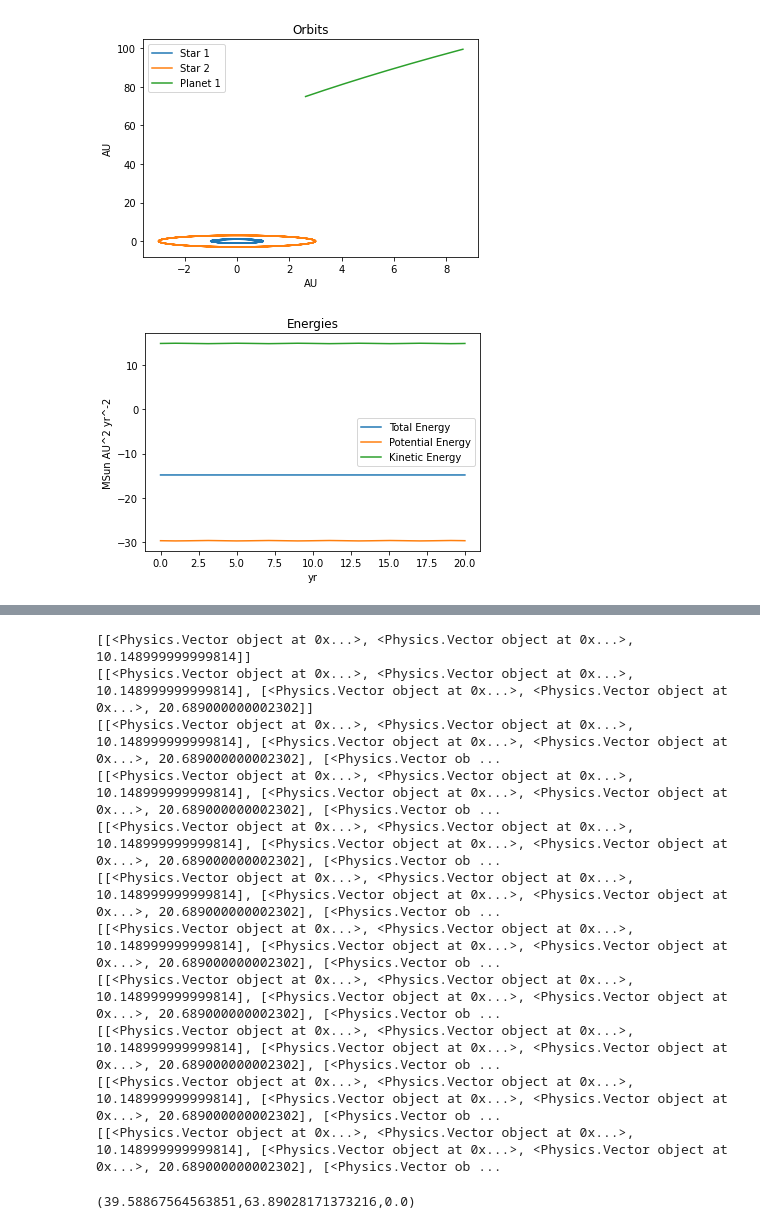
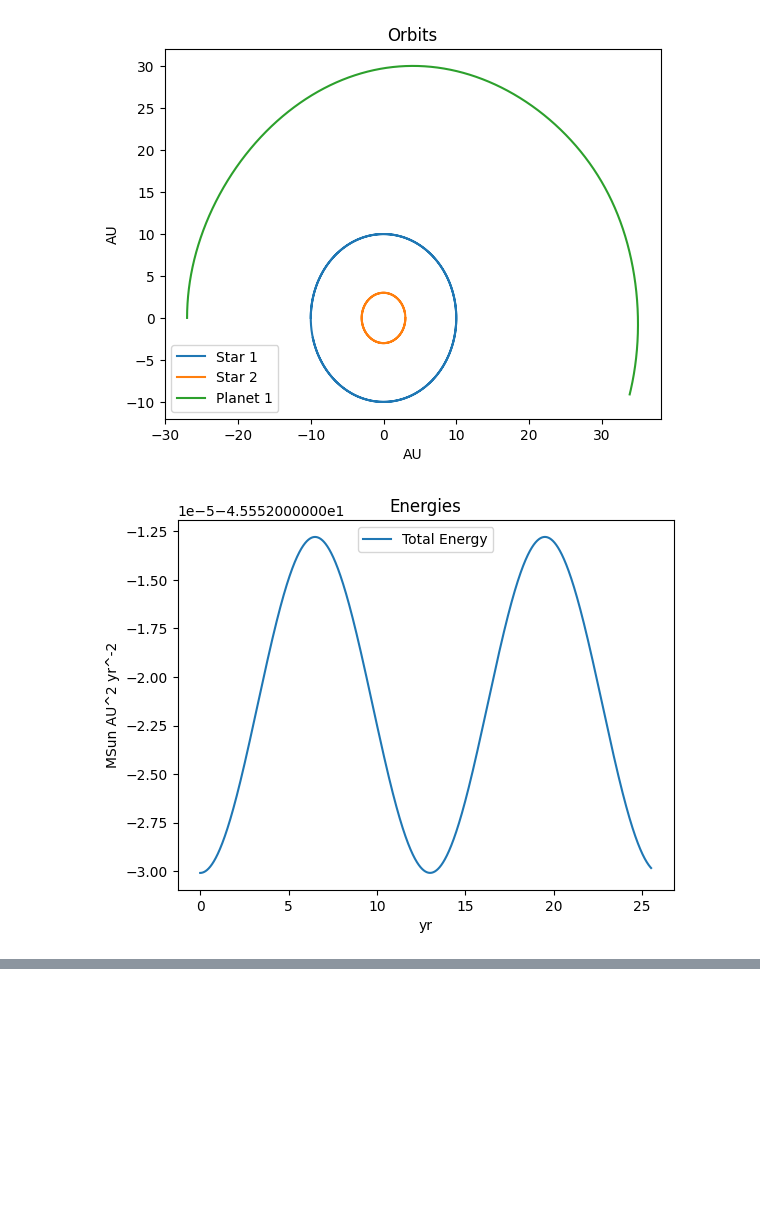
Before and after one commit to syzygy186/Orbits, a Jupyter notebook: BKFP3.ipynb, the cells around one changed output, grey strips where cells are left out. Cells and saved outputs as stored; diff of their text form; code cells hidden in the pictures; blank space fills up the shorter version.

```diff
--- a/BKFP3.ipynb
+++ b/BKFP3.ipynb
@@ -1,16 +1,16 @@
 # %%
 from Physics import *
 
-Star1   = Particle("Star 1"  ,3.0, Vector(-3,0,0),  Vector(0,2.0*np.pi,0),Vector(0,0,0))
-Star2   = Particle("Star 2"  ,1.0, Vector(1.0,0,0), Vector(0,0,0),      Vector(0,0,0))
-Planet1 = Particle("Planet 1",1e-6, r0, v0,     Vector(0,0,0))
-Planet2 = Particle("Planet 2",1e-6,Vector(8.,0,0),  Vector(0,7.5,0),    Vector(0,0,0))
+Star1   = Particle("Star 1"  ,3.0,  Vector(-3.,0,0),  Vector(0,2*np.pi,0))
+Star2   = Particle("Star 2"  ,10.0, Vector(10.,0,0),  Vector(0,0,0))
+Planet1 = Particle("Planet 1",1e-6, Vector(-20.,0,0), Vector(0,6,0))
+Planet2 = Particle("Planet 2",1e-6, Vector(20.,0,0),  Vector(0,20,0))
 
 Sim = Simulator([Star1,Star2,Planet1])
 Sim.GoToCM()
 #Sim.GoToSynodic()
-Sim.Simulate(20,10000)
+Sim.Simulate(25.5,20000)
 Sim.GeneratePlots()
 # %% [output]
-[figure, old version]
+[figure, new version]
-[figure, old version]
+[figure, new version]
@@ -49,26 +51,13 @@ for rx in range(steps):
                     t += dt
                     QSim.Simulate(dt)
                     if (P1.Pos*P1.Pos > bound):
-                        conditions.write(str(t)+ "," +str(r0)+ "," +str(v0))
-                        print(conditions)
+                        conditions.write(str(t)+ "," +str(r0)+ "," +str(v0)+"\n")
+                        conditions.flush()
                         break
 conditions.close()
-# %% [output]
-[[<Physics.Vector object at 0x...>, <Physics.Vector object at 0x...>, 10.148999999999814]]
-[[<Physics.Vector object at 0x...>, <Physics.Vector object at 0x...>, 10.148999999999814], [<Physics.Vector object at 0x...>, <Physics.Vector object at 0x...>, 20.689000000002302]]
-[[<Physics.Vector object at 0x...>, <Physics.Vector object at 0x...>, 10.148999999999814], [<Physics.Vector object at 0x...>, <Physics.Vector object at 0x...>, 20.689000000002302], [<Physics.Vector ob ...
-[[<Physics.Vector object at 0x...>, <Physics.Vector object at 0x...>, 10.148999999999814], [<Physics.Vector object at 0x...>, <Physics.Vector object at 0x...>, 20.689000000002302], [<Physics.Vector ob ...
-[[<Physics.Vector object at 0x...>, <Physics.Vector object at 0x...>, 10.148999999999814], [<Physics.Vector object at 0x...>, <Physics.Vector object at 0x...>, 20.689000000002302], [<Physics.Vector ob ...
-[[<Physics.Vector object at 0x...>, <Physics.Vector object at 0x...>, 10.148999999999814], [<Physics.Vector object at 0x...>, <Physics.Vector object at 0x...>, 20.689000000002302], [<Physics.Vector ob ...
-[[<Physics.Vector object at 0x...>, <Physics.Vector object at 0x...>, 10.148999999999814], [<Physics.Vector object at 0x...>, <Physics.Vector object at 0x...>, 20.689000000002302], [<Physics.Vector ob ...
-[[<Physics.Vector object at 0x...>, <Physics.Vector object at 0x...>, 10.148999999999814], [<Physics.Vector object at 0x...>, <Physics.Vector object at 0x...>, 20.689000000002302], [<Physics.Vector ob ...
-[[<Physics.Vector object at 0x...>, <Physics.Vector object at 0x...>, 10.148999999999814], [<Physics.Vector object at 0x...>, <Physics.Vector object at 0x...>, 20.689000000002302], [<Physics.Vector ob ...
-[[<Physics.Vector object at 0x...>, <Physics.Vector object at 0x...>, 10.148999999999814], [<Physics.Vector object at 0x...>, <Physics.Vector object at 0x...>, 20.689000000002302], [<Physics.Vector ob ...
-[[<Physics.Vector object at 0x...>, <Physics.Vector object at 0x...>, 10.148999999999814], [<Physics.Vector object at 0x...>, <Physics.Vector object at 0x...>, 20.689000000002302], [<Physics.Vector ob ...
 # %%
 print(r0)
+print(v0)
-# %% [output]
-(39.58867564563851,63.89028171373216,0.0)
 # %%
 f = open("conditions.txt", "w")
 f.write(str(r0))
```
Also changed, not shown: parts of 1 cell of this notebook, 1 other file.
